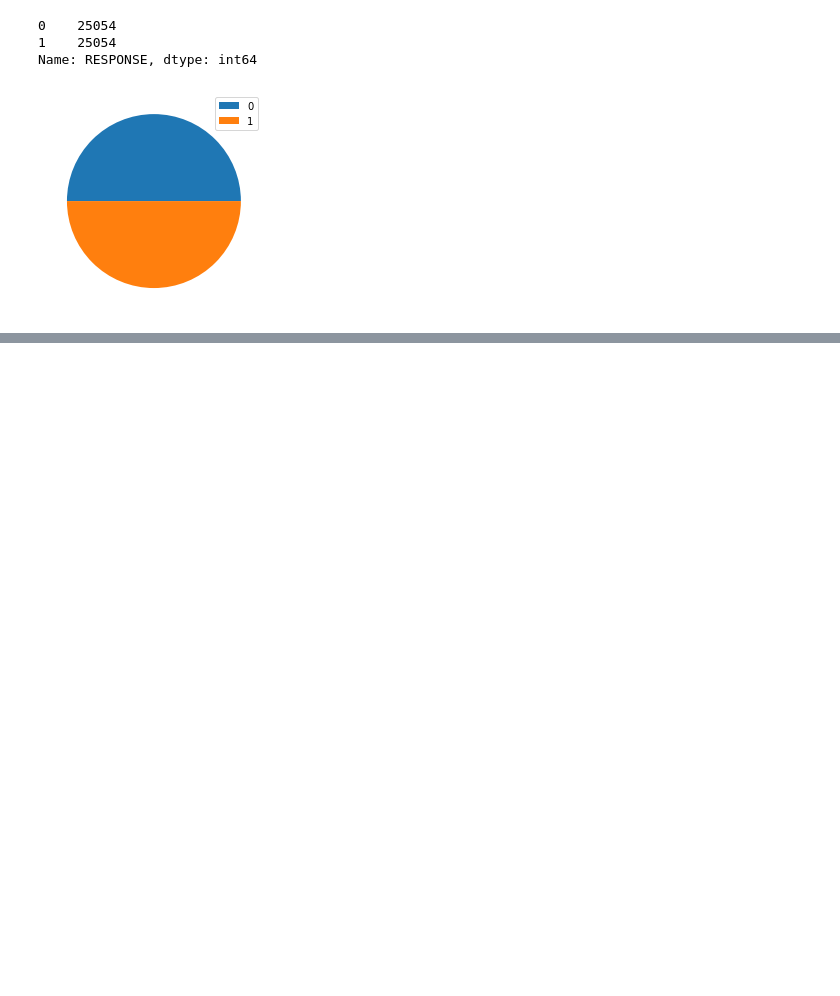
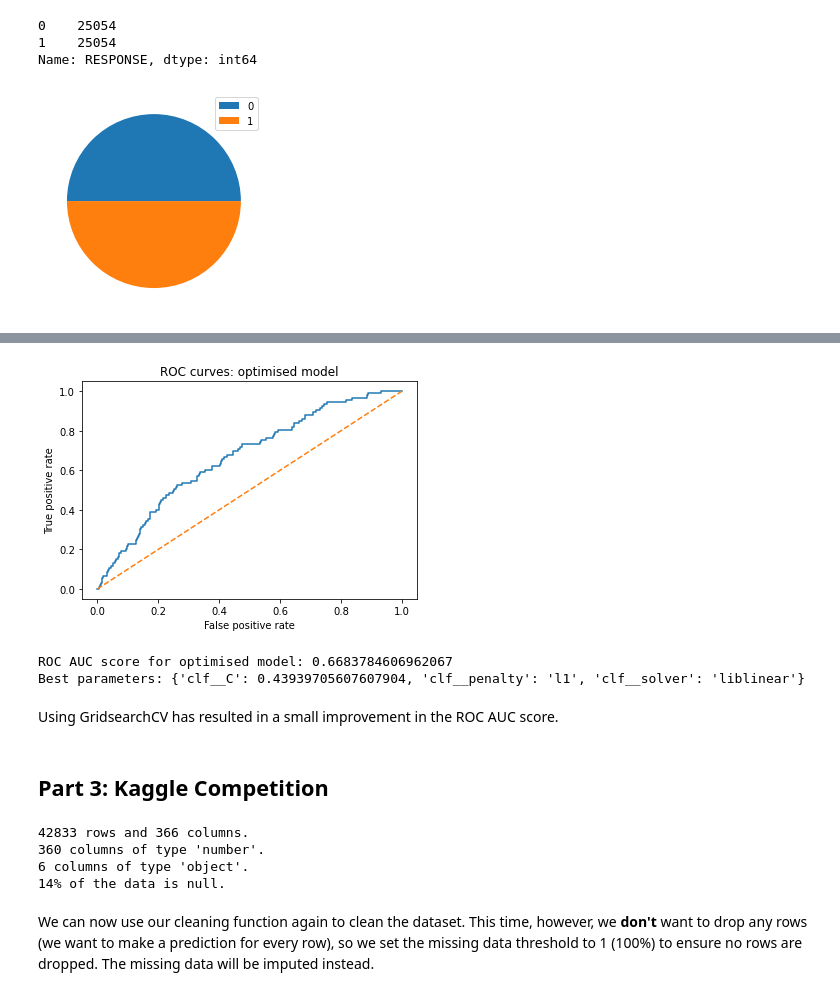
Before and after one commit to guyhth/udacity-dsnd-capstone, a Jupyter notebook: Arvato Project Workbook.ipynb, the cells around one changed output, grey strips where cells are left out. Cells and saved outputs as stored; diff of their text form; code cells hidden in the pictures; blank space fills up the shorter version.

```diff
--- a/Arvato Project Workbook.ipynb
+++ b/Arvato Project Workbook.ipynb
@@ -1174,0 +1139,16 @@ np.max(f1_scores)
+# %%
+estimator_pipeline = Pipeline([
+        ('scale', preprocessing.MinMaxScaler()),
+        ('clf', LogisticRegression(max_iter=1000))
+    ])
+
+parameters = {
+    'clf__penalty': ['l1', 'l2', 'none'],
+    'clf__solver': ['lbfgs', 'liblinear', 'sag'],
+    'clf__C': np.logspace(-1, 0, 15)
+}
+
+cv = RepeatedStratifiedKFold(n_splits=5, n_repeats=3, random_state=42)
+
+gridsearch_model = GridSearchCV(estimator=estimator_pipeline, param_grid=parameters,
+                                verbose=3, scoring='roc_auc', cv=cv)
@@ -1174,0 +1157,3 @@ np.max(f1_scores)
+# %%
+gcv_score, fp_rate, tp_rate = generate_evaluate_model(X_train[most_impactful_columns], X_test[most_impactful_columns],
+                                    y_train, y_test, gridsearch_model)
@@ -1174,0 +1190,28 @@ np.max(f1_scores)
+# %%
+plt.plot(fp_rate, tp_rate)
+plt.plot([0, 1], [0, 1], linestyle='--')
+plt.xlabel('False positive rate')
+plt.ylabel('True positive rate')
+plt.title('ROC curves: optimised model')
+plt.show();
+print('ROC AUC score for optimised model: {}'.format(gcv_score))
+print('Best parameters: ', end='')
+print(gridsearch_model.best_params_)
+# %% [output]
+[figure, added]
+ROC AUC score for optimised model: 0.6683784606962067
+Best parameters: {'clf__C': 0.43939705607607904, 'clf__penalty': 'l1', 'clf__solver': 'liblinear'}
+# %% [markdown]
+Using GridsearchCV has resulted in a small improvement in the ROC AUC score.
+# %% [markdown]
+## Part 3: Kaggle Competition
+# %%
+mailout_test = pd.read_csv('./Data/Udacity_MAILOUT_052018_TEST.csv', sep=';')
+dataframe_overview(mailout_test)
+# %% [output]
+42833 rows and 366 columns.
+360 columns of type 'number'.
+6 columns of type 'object'.
+14% of the data is null.
+# %% [markdown]
+We can now use our cleaning function again to clean the dataset. This time, however, we **don't** want to drop any rows (we want to make a prediction for every row), so we set the missing data threshold to 1 (100%) to ensure no rows are dropped. The missing data will be imputed instead.
```
Also changed, not shown: parts of 25 cells of this notebook, 3 other files.
